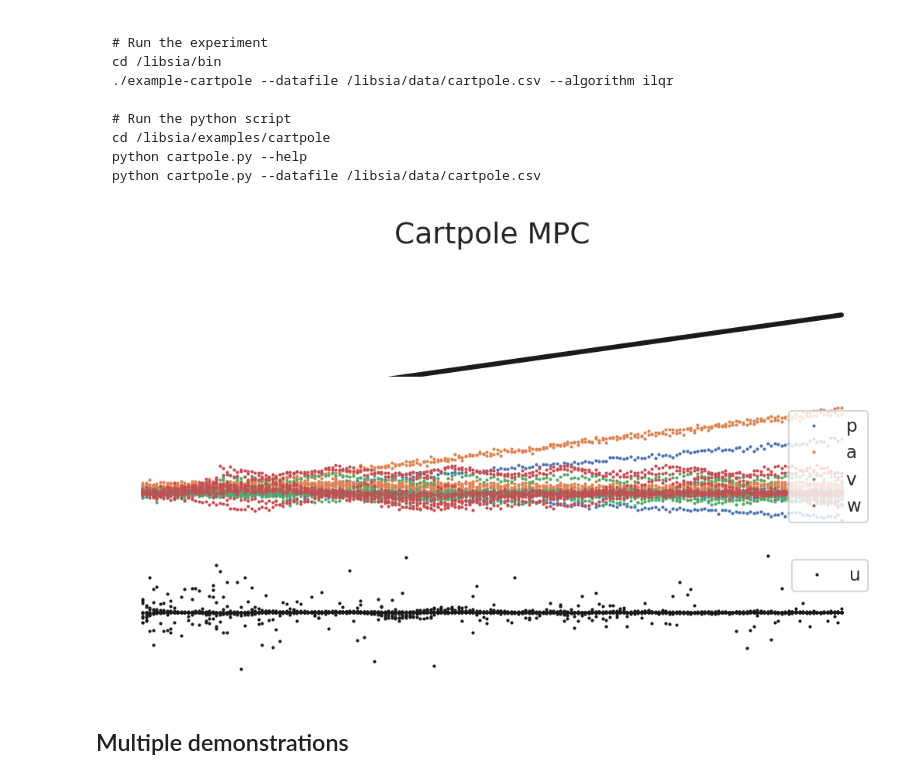
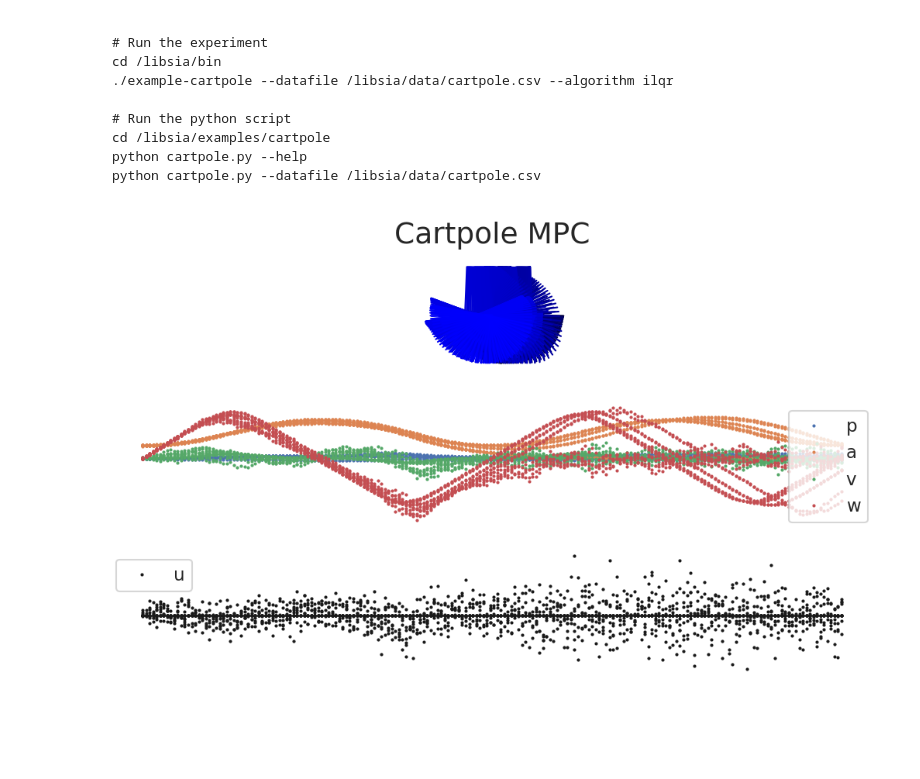
Before and after one commit to parkerowan/libsia, a Jupyter notebook: examples/cartpole/cartpole.ipynb, the cells around one changed output. Cells and saved outputs as stored; diff of their text form; code cells hidden in the pictures; blank space fills up the shorter version.

```diff
--- a/examples/cartpole/cartpole.ipynb
+++ b/examples/cartpole/cartpole.ipynb
@@ -43,16 +43,14 @@ python cartpole.py --datafile /libsia/data/cartpole.csv
 # %%
 # This example imports data generated by the executable
 from cartpole import plot_cartpole_trajectory
 
 # This is the same as running the python script
 plot_cartpole_trajectory(datafile="/libsia/data/cartpole.csv",
-                         animate=True,
-                         trace=False,
+                         animate=False,
+                         trace=True,
                          video_name="cartpole-animated.mp4",
                          dpi=150,
                          fps=30,
                          clean_axes=True)
 # %% [output]
-[figure, old version]
+[figure, new version]
-# %% [markdown]
-## Multiple demonstrations
```
Also changed, not shown: parts of 6 cells of this notebook, 3 other files.
